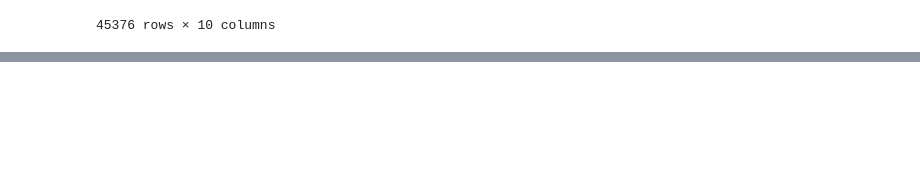
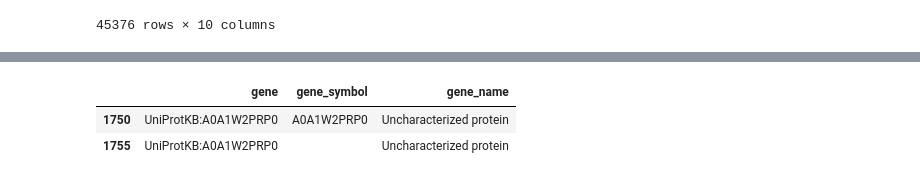
Before and after one commit to pantherdb/pango, a Jupyter notebook: loader/playground.ipynb, the cells around one changed output, grey strips where cells are left out. Saved outputs shown, nothing was run; the diff lists cells and outputs as text; code cells hidden in the pictures; blank space fills up the shorter version.

```diff
--- a/loader/playground.ipynb
+++ b/loader/playground.ipynb
@@ -17,6 +17,8 @@ filtered_terms_fp = './data/filtered_terms.json'
 filtered_slim_terms_fp = './data/filtered_slim_terms.json'
 filtered_refs_fp = './data/filtered_refs.json'
 filtered_evidences_fp = './data/filtered_evidences.json'
+duplicate_gene_fp = './downloads/duplicate_gene.csv'
+duplicate_symbol_fp = './downloads/duplicate_symbol.csv'
 # %%
 def get_pd_row(df, k):
     return dict(df.loc[k].dropna())
@@ -337,0 +388,14 @@ annos_df
+# %%
+unique_genes = clean_annos_df.drop_duplicates(subset=['gene', 'gene_symbol', 'gene_name'])
+unique_genes = unique_genes[['gene', 'gene_symbol', 'gene_name']]
+unique_genes = unique_genes[~unique_genes.duplicated(subset=['gene_symbol'])]
+duplicate_genes = unique_genes[unique_genes.duplicated(subset=['gene'])]
+duplicate_genes = duplicate_genes[['gene']]
+res = unique_genes[unique_genes['gene'].isin(list(duplicate_genes['gene']))]
+res = res.sort_values(by=['gene'])
+res.to_csv(duplicate_gene_fp)
+res
+# %% [output]
+|  | gene | gene_symbol | gene_name |
+| 1750 | UniProtKB:A0A1W2PRP0 | A0A1W2PRP0 | Uncharacterized protein |
+| 1755 | UniProtKB:A0A1W2PRP0 |  | Uncharacterized protein |
```
Also changed, not shown: parts of 10 cells of this notebook, 3 other files.
